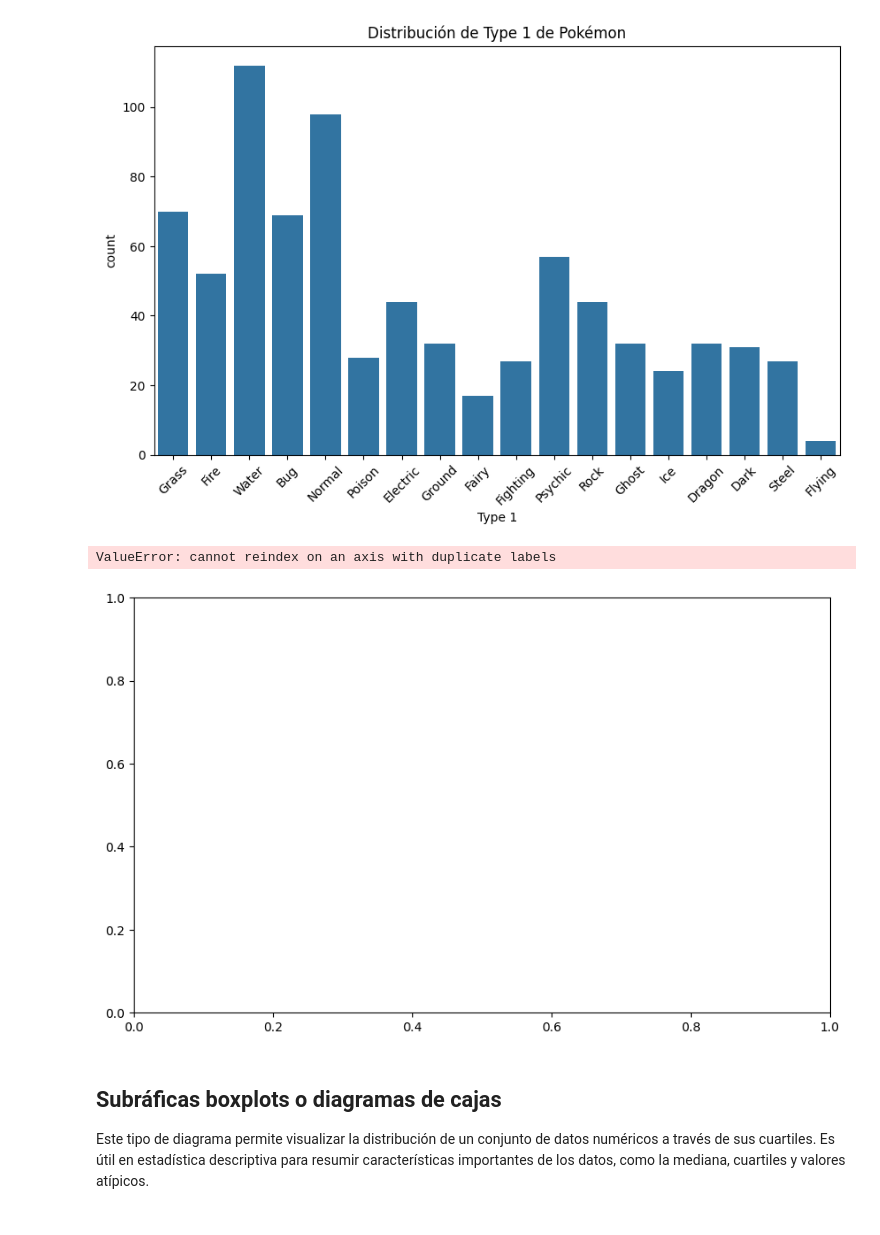
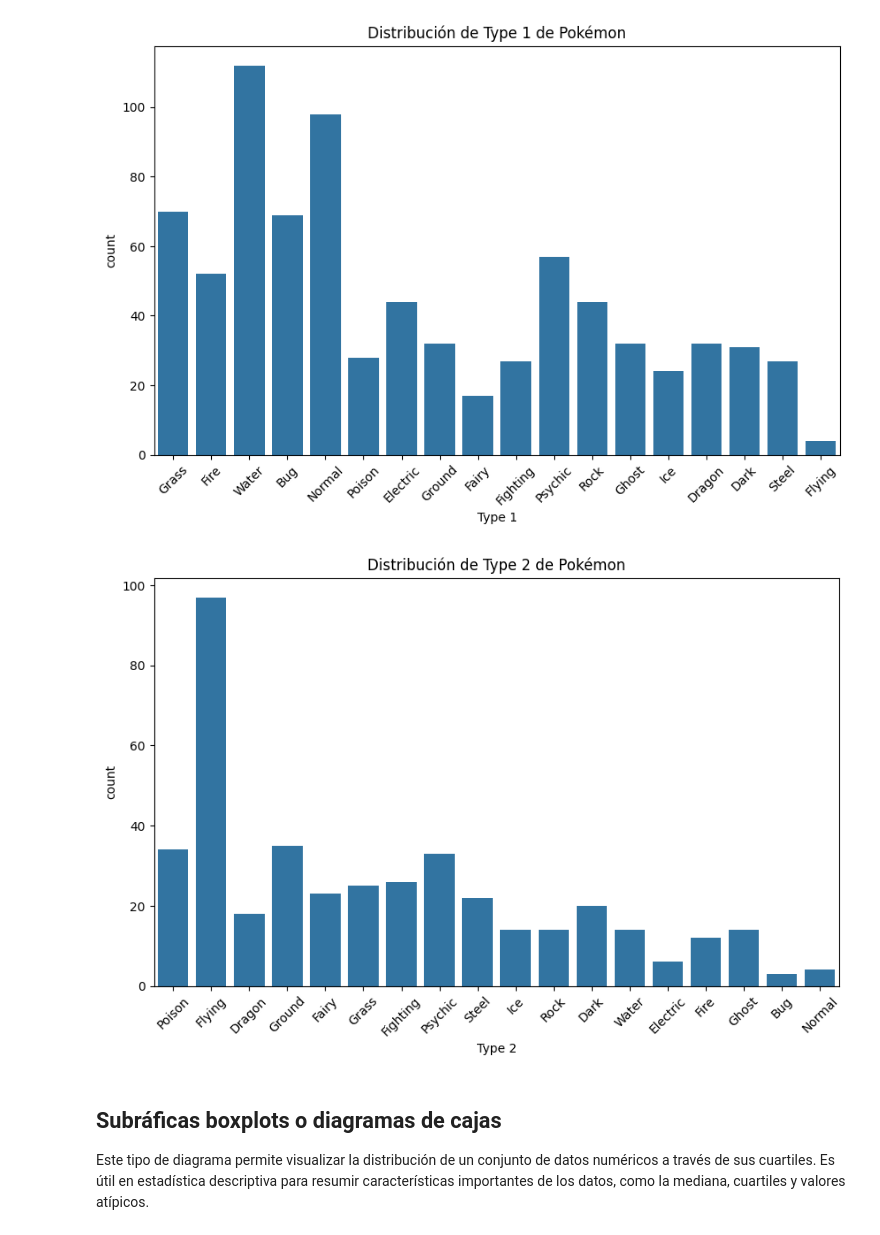
Before and after one commit to sonoAESS/Estudio-Inteligencia-Artificial, a Jupyter notebook: Seminario 1 Análisis descriptivo del Dataset de Pokémon/pokemon.ipynb, the cells around one changed output. Cells and saved outputs as stored; diff of their text form; code cells hidden in the pictures.

```diff
--- a/Seminario 1 Análisis descriptivo del Dataset de Pokémon/pokemon.ipynb
+++ b/Seminario 1 Análisis descriptivo del Dataset de Pokémon/pokemon.ipynb
@@ -20,6 +20,6 @@ import seaborn as sns
 # %% [markdown]
 ## Conjunto de datos
 # %%
-df=pd.read_csv('pokemon.csv', index_col='#') # indexado de columnas para obtener un identificador
+df=pd.read_csv('pokemon.csv')
 df.head()
 # %% [output]
@@ -220,12 +220,11 @@ plt.show()
 # %%
 plt.figure(figsize=(10,6))
 sns.countplot(data=df, x='Type 2')
-plt.title('Distribución de type 2 de Pokémon')
+plt.title('Distribución de Type 2 de Pokémon')
 plt.xticks(rotation=45)
 plt.show()
 # %% [output]
-ValueError: cannot reindex on an axis with duplicate labels
-[figure, old version]
+[figure, new version]
 # %% [markdown]
 ## Subráficas boxplots o diagramas de cajas
 Este tipo de diagrama permite visualizar la distribución de un conjunto de datos numéricos a través de sus cuartiles. Es útil en estadística descriptiva para resumir características importantes de los datos, como la mediana, cuartiles y valores atípicos.
```
Also changed, not shown: parts of 10 cells of this notebook, 5 other files.
